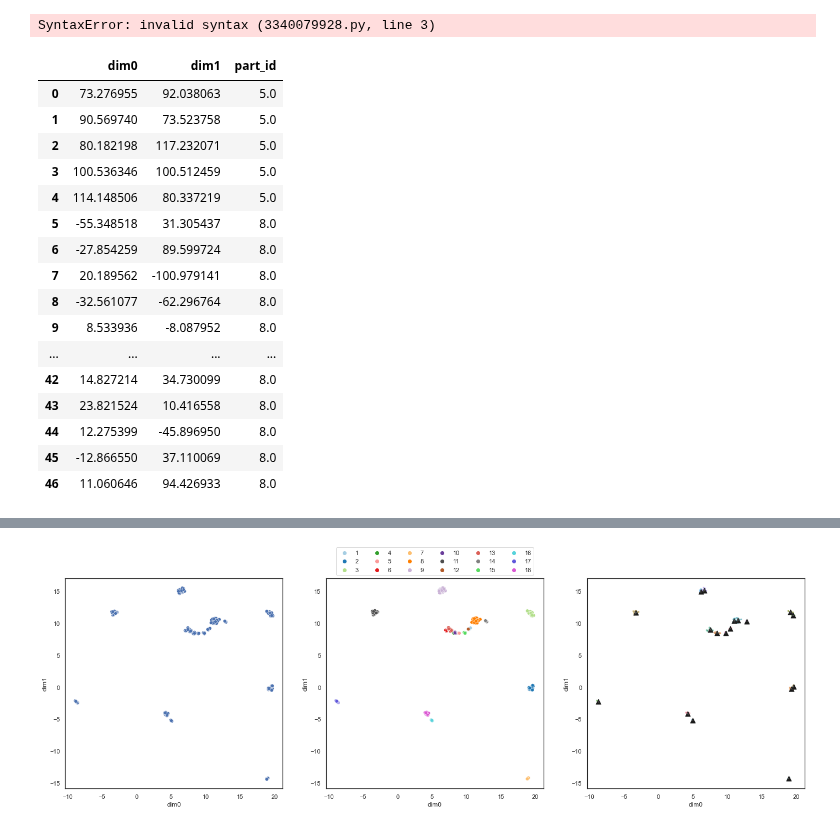
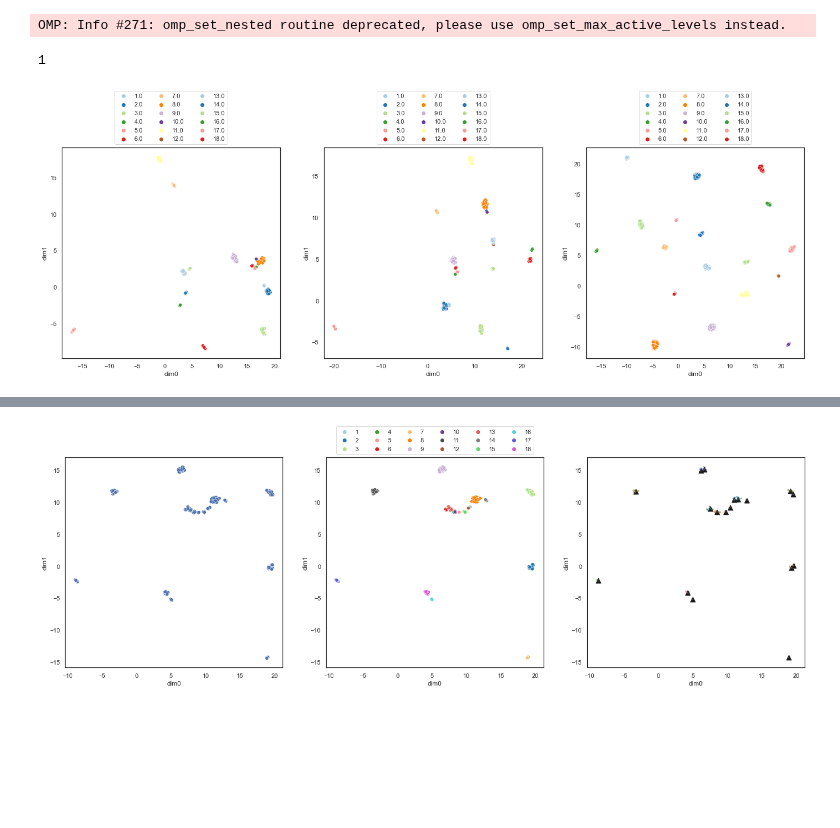
Before and after one commit to Rahul-Brito/infantvoice, a Jupyter notebook: scripts/Pyannote Test.ipynb, the cells around one changed output, grey strips where cells are left out. Saved outputs shown, nothing was run; the diff lists cells and outputs as text; code cells hidden in the pictures; blank space fills up the shorter version.

Commit message:
updated code to load multiple embeddings and then process all of them through the downsample and tsne/umap methods successfull with crappy plotting

```diff
--- a/scripts/Pyannote Test.ipynb
+++ b/scripts/Pyannote Test.ipynb
@@ -180,6 +183,4 @@ one_samp_toy_dir = '/Users/rahulbrito/Documents/projects/infantvoice/data/Full_R
 two_samp_toy_dir = '/Users/rahulbrito/Documents/projects/infantvoice/data/Full_Readings/two_samp_toy_downsamp'#toy dataset with two participant recordings @16kHz
 down_sampled_dir = '/Users/rahulbrito/Documents/projects/infantvoice/data/Full_Readings/downsamp'#all the data, downsampled to 16kHz
 embedding_dir = '/Users/rahulbrito/Documents/projects/infantvoice/data/embeddings' #location of embeddings save new embeddings load pre-generated ones from here
-emb = ['emb_ami', 'emb','emb_voxceleb'] #names of pretrained embedding extractor models
-
-[ee.pyannote_extract_directory(model,down_sampled_dir,embedding_dir,'020322_embeddings_testreadings', save=True) for model in emb]
+emb_models = ['emb_ami', 'emb','emb_voxceleb'] #names of pretrained embedding extractor models
@@ -206,15 +189,6 @@ Done
 # %%
-#names of pretrained embedding extractor models
-emb = ['emb_ami', 'emb','emb_voxceleb']
-
 #the directory has other csvs and i only want today's
 file = [file for file in os.listdir(embedding_dir) if file.startswith("020322")]
 
 #create a dictionary where each item is the pd df of the embeddings extracted from that model
-all_embs = {emb[index]: ee.load_embs(os.path.join(embedding_dir,file[index])) for index in np.arange(len(file))}
+all_embs = {emb_models[index]: ee.load_embs(os.path.join(embedding_dir,file[index])) for index in np.arange(len(file))}
-# %%
-emb_down = ee.resample_data(all_embs,3)
-emb_tsne, dimreduc = dr.run_tsne(emb_down)
-emb_umap = dr.run_umap(emb_down)
-# %% [output]
-SyntaxError: invalid syntax (3340079928.py, line 3)
@@ -223,20 +194,0 @@ pd.DataFrame(downsamp2)
-# %%
-emb_tsne
-# %% [output]
-|  | dim0 | dim1 | part_id |
-| 0 | 73.276955 | 92.038063 | 5.0 |
-| 1 | 90.569740 | 73.523758 | 5.0 |
-| 2 | 80.182198 | 117.232071 | 5.0 |
-| 3 | 100.536346 | 100.512459 | 5.0 |
-| 4 | 114.148506 | 80.337219 | 5.0 |
-| 5 | -55.348518 | 31.305437 | 8.0 |
-| 6 | -27.854259 | 89.599724 | 8.0 |
-| 7 | 20.189562 | -100.979141 | 8.0 |
-| 8 | -32.561077 | -62.296764 | 8.0 |
-| 9 | 8.533936 | -8.087952 | 8.0 |
-| ... | ... | ... | ... |
-| 42 | 14.827214 | 34.730099 | 8.0 |
-| 43 | 23.821524 | 10.416558 | 8.0 |
-| 44 | 12.275399 | -45.896950 | 8.0 |
-| 45 | -12.866550 | 37.110069 | 8.0 |
-| 46 | 11.060646 | 94.426933 | 8.0 |
@@ -264,0 +195,30 @@ emb_umap['part'] = embs_down['part'].to_numpy(dtype = 'int32')
+# %%
+emb_down = {model:ee.resample_data(emb,5) for model, emb in all_embs.items()}
+
+emb_tsne = {model:dr.run_tsne(ed) for model, ed in emb_down.items()}
+
+emb_umap = {model:dr.run_umap(ed) for model, ed in emb_down.items()}
+# %% [output]
+OMP: Info #271: omp_set_nested routine deprecated, please use omp_set_max_active_levels instead.
+# %%
+a = emb_models[1]
+emb_models.index(a)
+# %% [output]
+1
+# %%
+sns.set_theme(style="white")
+
+#plot raw points
+fig, ax = plt.subplots(ncols=3, figsize=(24,7))
+#[sns.scatterplot(x=emb_umap[model].dim0, y=emb_umap[model].dim1, ax=ax[emb_models.index(model)]) for model in emb_models]
+
+#plot raw points color coded by participant
+#fig, ax = plt.subplots(1, figsize=(8,7))
+#[babycol = sns.color_palette("Paired", len(emb_umap[model].part.unique()))for model in emb_models]
+#babycol[12:]=sns.color_palette("hls", 6)
+#babycol[10]=(0.3,0.3,0.3)
+#babycol[13]=(0.5,0.5,0.5)
+[sns.scatterplot(x=emb_umap[model].dim0, y=emb_umap[model].dim1, palette="Paired", hue=emb_umap[model].part_id, ax=ax[emb_models.index(model)]) for model in emb_models]
+legend1 = [ax[emb_models.index(model)].legend(loc="lower center",bbox_to_anchor=(0.5, 1), ncol=3)for model in emb_models]
+# %% [output]
+[figure, added]
```
Also changed, not shown: parts of 8 cells of this notebook, 1 other file.
